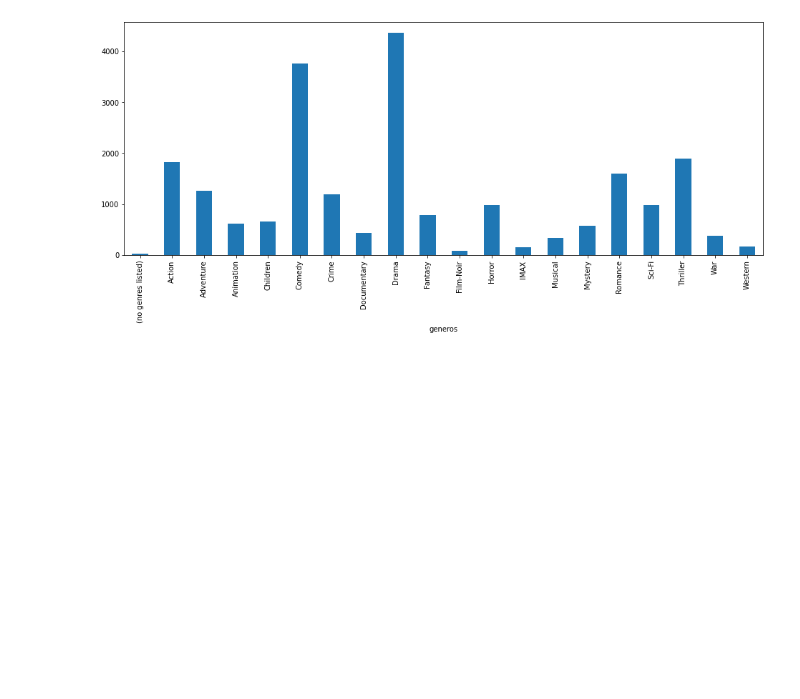
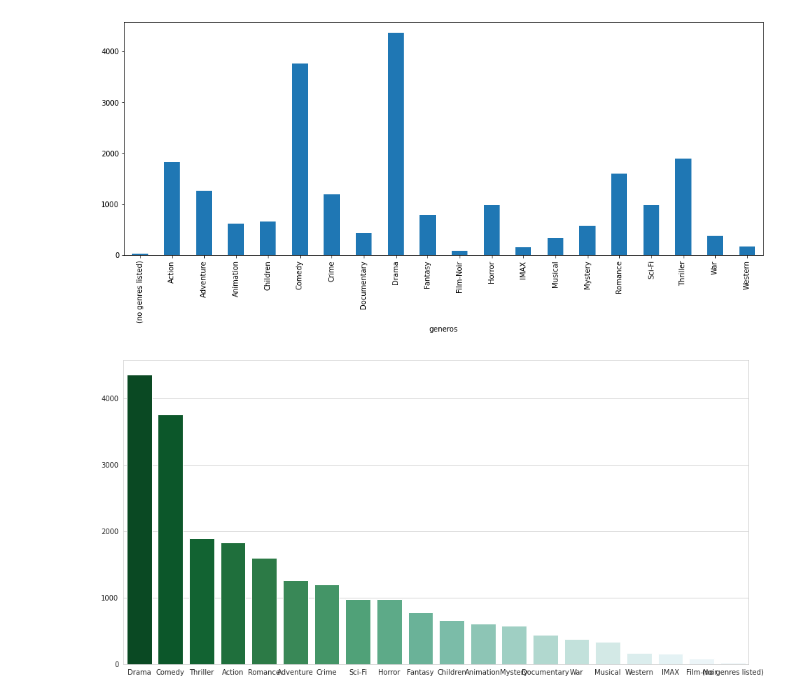
Before and after one commit to dnlrodrigues/analise_dados_python, a Jupyter notebook: QuarentenasDados_Filme.ipynb, the cells around one changed output. Cells and saved outputs as stored; diff of their text form; code cells hidden in the pictures; blank space fills up the shorter version.

```diff
--- a/QuarentenasDados_Filme.ipynb
+++ b/QuarentenasDados_Filme.ipynb
@@ -435,0 +438,19 @@ genero_serie.plot(kind='bar', figsize=(16, 6))
+# %%
+#para trocar as cores da paleta é possível configura através para propriedade pallete
+#quando por exemplo uma palette BuGn_r, ela por padrão tem 6 elemento e repete caso tenha mais, para isso não ocorrer
+#pode ser configurada através da propriedade n_colors
+#quando o primeiro elemento ficar branco de mais pode ser feito a gambi e somado um número aletório ao len para chegar ao tom
+
+#set style é global
+sns.set_style("whitegrid")
+
+gerar_grafico_por_genero = filmes_com_media
+gerar_grafico_por_genero = gerar_grafico_por_genero["generos"]
+gerar_grafico_por_genero = gerar_grafico_por_genero.str.get_dummies("|").sum().sort_values(ascending = False)
+plt.figure(figsize=(16,8))
+sns.barplot(x=gerar_grafico_por_genero.index,
+            y=gerar_grafico_por_genero.values,
+            palette=sns.color_palette("BuGn_r", n_colors=len(gerar_grafico_por_genero + 4)))
+plt.show()
+# %% [output]
+[figure, added]
```
Also changed, not shown: parts of 13 cells of this notebook.
